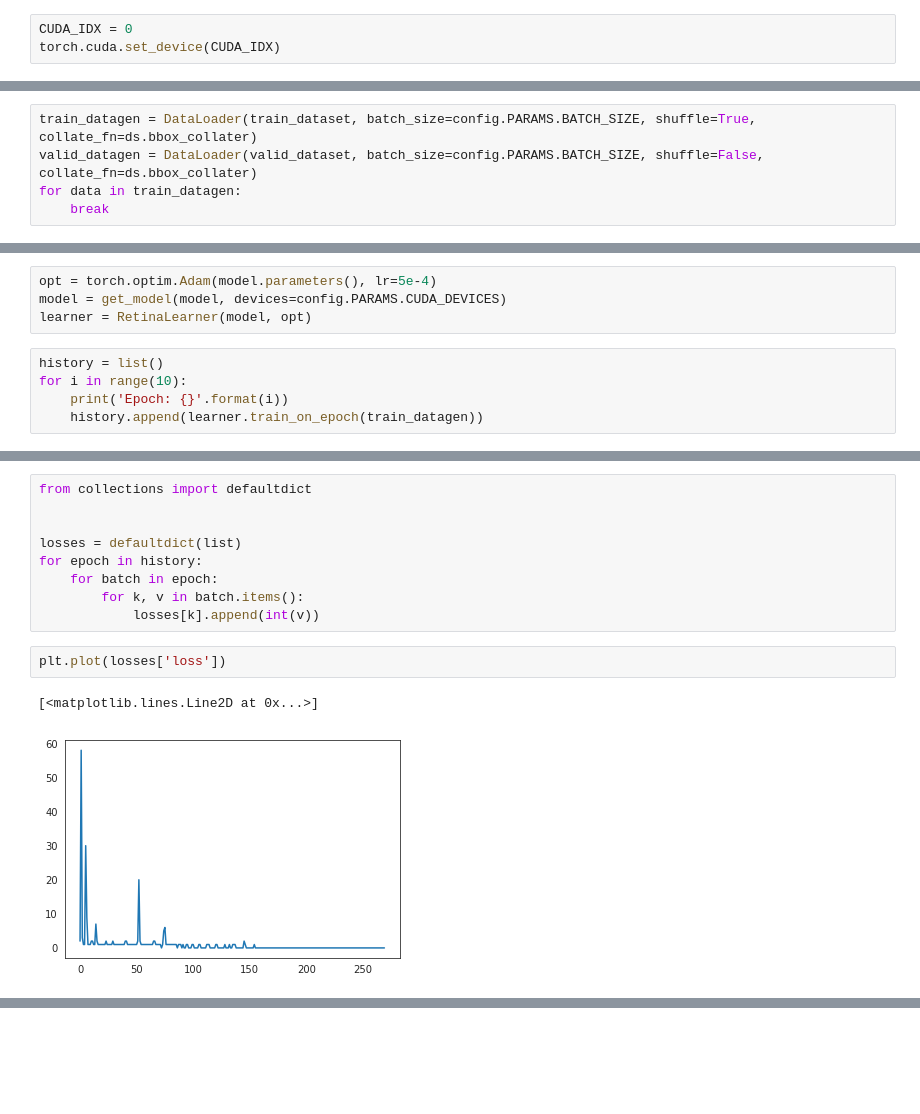
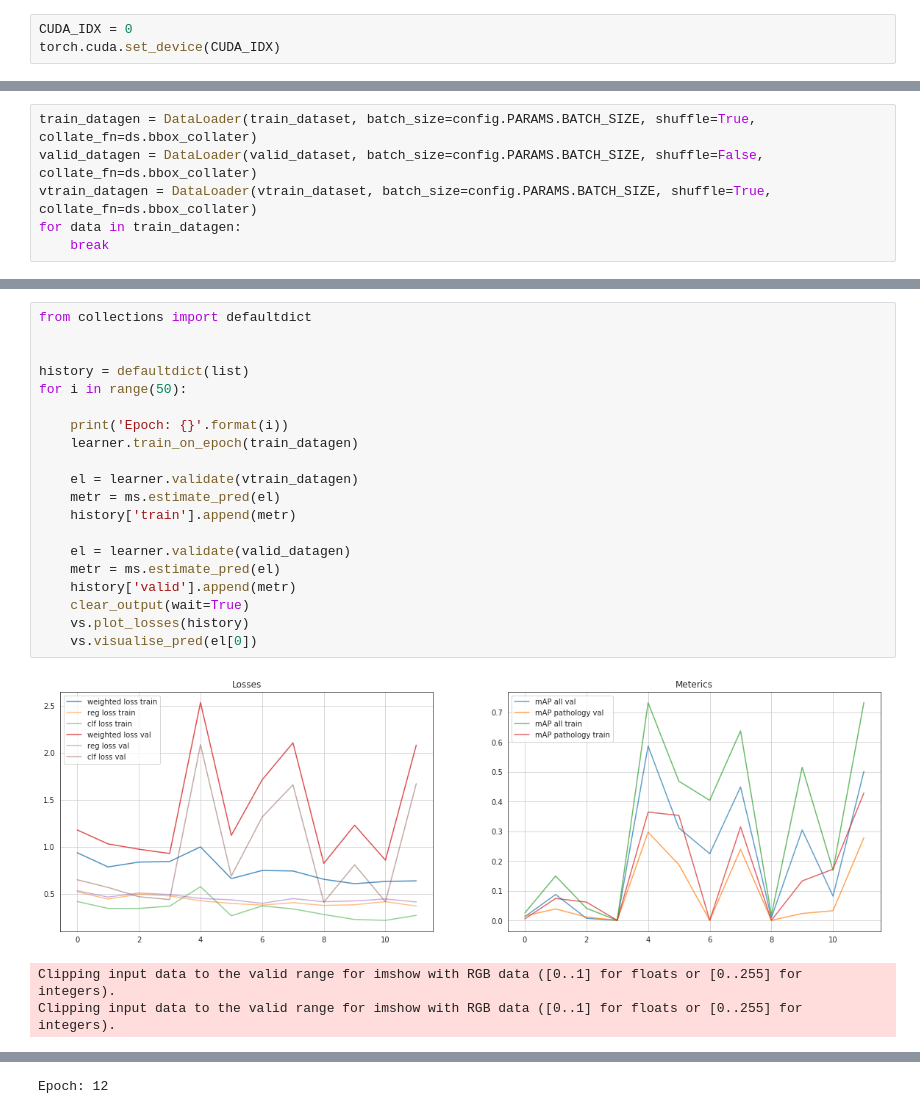
Before and after one commit to vessemer/CareMentorAI, a Jupyter notebook: IPython/RerinaNet.ipynb, the cells around one changed output, grey strips where cells are left out. Saved outputs shown, nothing was run; the diff lists cells and outputs as text; blank space fills up the shorter version.

```diff
--- a/IPython/RerinaNet.ipynb
+++ b/IPython/RerinaNet.ipynb
@@ -46,6 +50,7 @@ valid_dataset = ds.BBoxDataset(labels, fold[1])
 # %%
 train_datagen = DataLoader(train_dataset, batch_size=config.PARAMS.BATCH_SIZE, shuffle=True, collate_fn=ds.bbox_collater)
 valid_datagen = DataLoader(valid_dataset, batch_size=config.PARAMS.BATCH_SIZE, shuffle=False, collate_fn=ds.bbox_collater)
+vtrain_datagen = DataLoader(vtrain_dataset, batch_size=config.PARAMS.BATCH_SIZE, shuffle=True, collate_fn=ds.bbox_collater)
 for data in train_datagen:
     break
 # %%
@@ -195,9 +74,0 @@ class RetinaLearner:
-# %%
-opt = torch.optim.Adam(model.parameters(), lr=5e-4)
-model = get_model(model, devices=config.PARAMS.CUDA_DEVICES)
-learner = RetinaLearner(model, opt)
-# %%
-history = list()
-for i in range(10):
-    print('Epoch: {}'.format(i))
-    history.append(learner.train_on_epoch(train_datagen))
@@ -246,14 +75,24 @@ Clipping input data to the valid range for imshow with RGB data ([0..1] for floa
-# %%
-from collections import defaultdict
-
-
-losses = defaultdict(list)
-for epoch in history:
-    for batch in epoch:
-        for k, v in batch.items():
-            losses[k].append(int(v))
-# %%
-plt.plot(losses['loss'])
-# %% [output]
-[<matplotlib.lines.Line2D at 0x...>]
-[figure, removed]
+# %%
+from collections import defaultdict
+
+
+history = defaultdict(list)
+for i in range(50):
+
+    print('Epoch: {}'.format(i))
+    learner.train_on_epoch(train_datagen)
+
+    el = learner.validate(vtrain_datagen)
+    metr = ms.estimate_pred(el)
+    history['train'].append(metr)
+
+    el = learner.validate(valid_datagen)
+    metr = ms.estimate_pred(el)
+    history['valid'].append(metr)
+    clear_output(wait=True)
+    vs.plot_losses(history)
+    vs.visualise_pred(el[0])
+# %% [output]
+[figure, added]
+Clipping input data to the valid range for imshow with RGB data ([0..1] for floats or [0..255] for integers).
+Clipping input data to the valid range for imshow with RGB data ([0..1] for floats or [0..255] for integers).
@@ -259,0 +100 @@ plt.plot(losses['loss'])
+Epoch: 12
```
Also changed, not shown: parts of 13 cells of this notebook, 2 other files.
